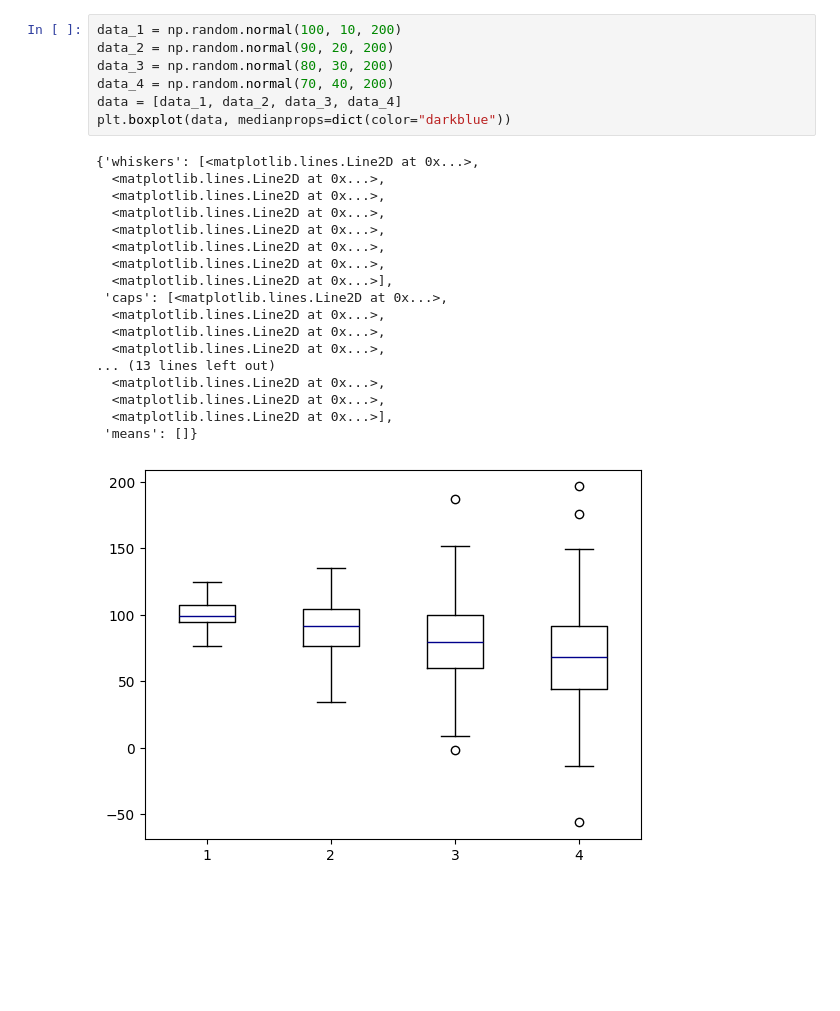
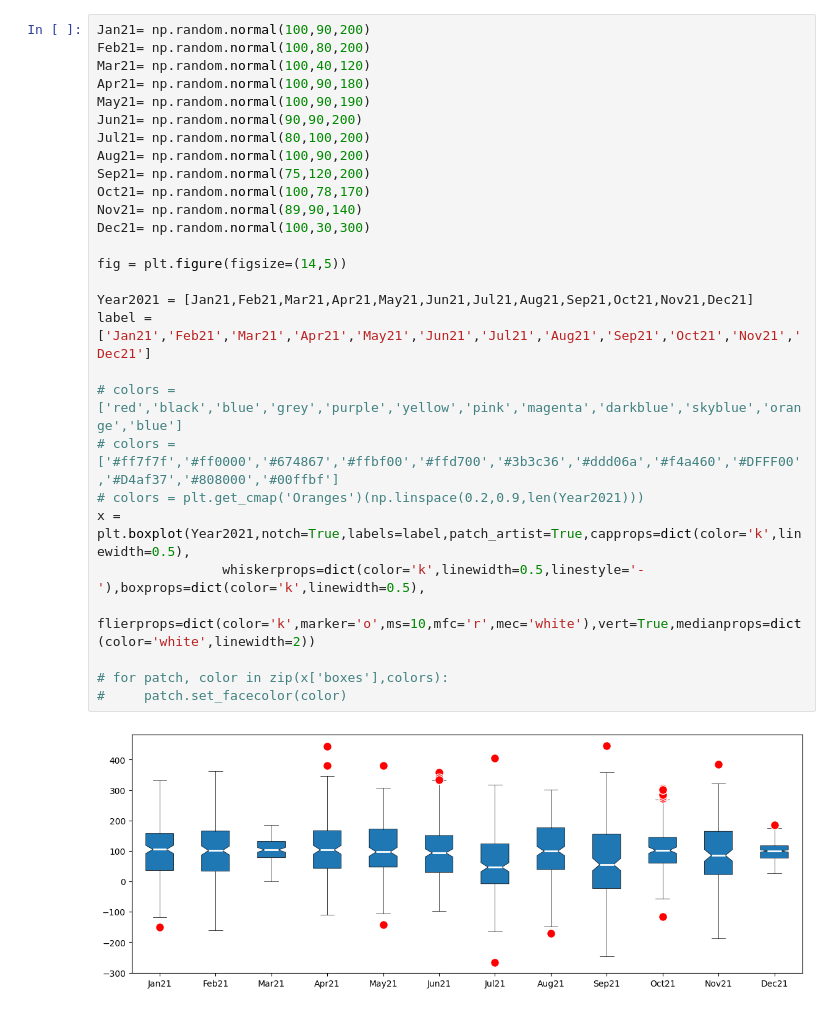
Before and after one commit to AKHILESHGUPTA2024/Boxplot-in-python, a Jupyter notebook: boxplot.ipynb, the cells around one changed output. Saved outputs shown, nothing was run; the diff lists cells and outputs as text; blank space fills up the shorter version.

```diff
--- a/boxplot.ipynb
+++ b/boxplot.ipynb
@@ -35,26 +17,30 @@ for patch, color in zip(a['boxes'], colors):
-# %%
-data_1 = np.random.normal(100, 10, 200)
-data_2 = np.random.normal(90, 20, 200)
-data_3 = np.random.normal(80, 30, 200)
-data_4 = np.random.normal(70, 40, 200)
-data = [data_1, data_2, data_3, data_4]
-plt.boxplot(data, medianprops=dict(color="darkblue"))
-# %% [output]
-{'whiskers': [<matplotlib.lines.Line2D at 0x...>,
-  <matplotlib.lines.Line2D at 0x...>,
-  <matplotlib.lines.Line2D at 0x...>,
-  <matplotlib.lines.Line2D at 0x...>,
-  <matplotlib.lines.Line2D at 0x...>,
-  <matplotlib.lines.Line2D at 0x...>,
-  <matplotlib.lines.Line2D at 0x...>,
-  <matplotlib.lines.Line2D at 0x...>],
- 'caps': [<matplotlib.lines.Line2D at 0x...>,
-  <matplotlib.lines.Line2D at 0x...>,
-  <matplotlib.lines.Line2D at 0x...>,
-  <matplotlib.lines.Line2D at 0x...>,
-... (13 lines left out)
-  <matplotlib.lines.Line2D at 0x...>,
-  <matplotlib.lines.Line2D at 0x...>,
-  <matplotlib.lines.Line2D at 0x...>],
- 'means': []}
-[figure, removed]
+# %%
+Jan21= np.random.normal(100,90,200)
+Feb21= np.random.normal(100,80,200)
+Mar21= np.random.normal(100,40,120)
+Apr21= np.random.normal(100,90,180)
+May21= np.random.normal(100,90,190)
+Jun21= np.random.normal(90,90,200)
+Jul21= np.random.normal(80,100,200)
+Aug21= np.random.normal(100,90,200)
+Sep21= np.random.normal(75,120,200)
+Oct21= np.random.normal(100,78,170)
+Nov21= np.random.normal(89,90,140)
+Dec21= np.random.normal(100,30,300)
+
+fig = plt.figure(figsize=(14,5))
+
+Year2021 = [Jan21,Feb21,Mar21,Apr21,May21,Jun21,Jul21,Aug21,Sep21,Oct21,Nov21,Dec21]
+label = ['Jan21','Feb21','Mar21','Apr21','May21','Jun21','Jul21','Aug21','Sep21','Oct21','Nov21','Dec21']
+
+# colors = ['red','black','blue','grey','purple','yellow','pink','magenta','darkblue','skyblue','orange','blue']
+# colors = ['#ff7f7f','#ff0000','#674867','#ffbf00','#ffd700','#3b3c36','#ddd06a','#f4a460','#DFFF00','#D4af37','#808000','#00ffbf']
+# colors = plt.get_cmap('Oranges')(np.linspace(0.2,0.9,len(Year2021)))
+x = plt.boxplot(Year2021,notch=True,labels=label,patch_artist=True,capprops=dict(color='k',linewidth=0.5),
+                whiskerprops=dict(color='k',linewidth=0.5,linestyle='-'),boxprops=dict(color='k',linewidth=0.5),
+                flierprops=dict(color='k',marker='o',ms=10,mfc='r',mec='white'),vert=True,medianprops=dict(color='white',linewidth=2))
+
+# for patch, color in zip(x['boxes'],colors):
+#     patch.set_facecolor(color)
+# %% [output]
+[figure, added]
```
Also changed, not shown: parts of 4 cells of this notebook.
